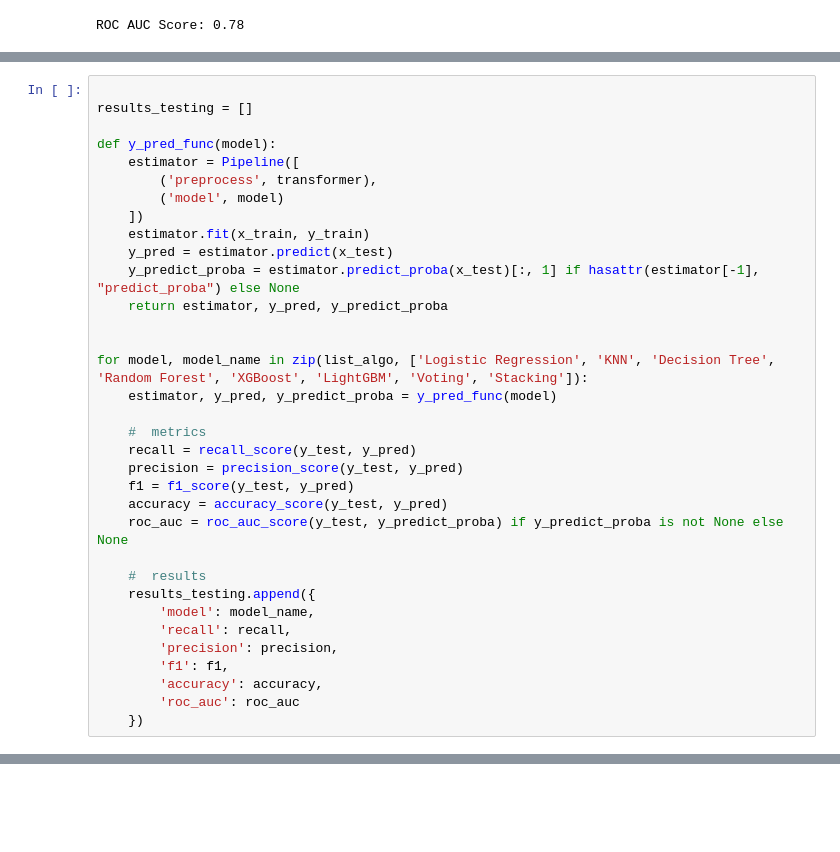
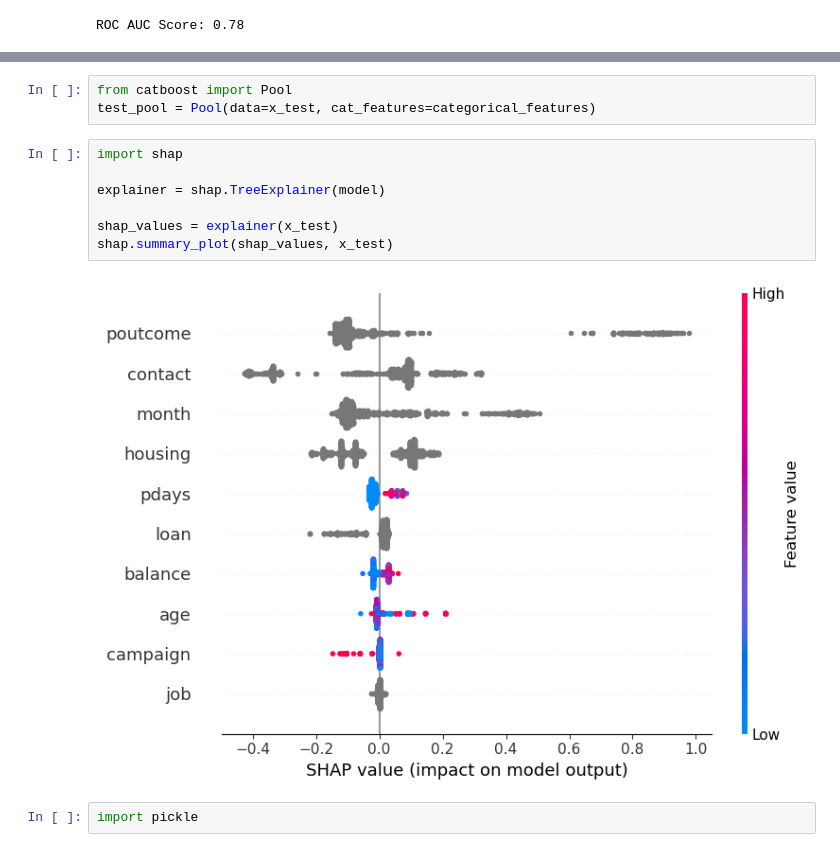
Before and after one commit to tdarum/BankCampaign, a Jupyter notebook: Capstone Project Module 3 Theresia Porto.ipynb, the cells around one changed output, grey strips where cells are left out. Cells and saved outputs as stored; diff of their text form; blank space fills up the shorter version.

```diff
--- a/Capstone Project Module 3 Theresia Porto.ipynb
+++ b/Capstone Project Module 3 Theresia Porto.ipynb
@@ -1320,34 +1178,0 @@ Testing
-# %%
-
-results_testing = []
-
-def y_pred_func(model):
-    estimator = Pipeline([
-        ('preprocess', transformer),
-        ('model', model)
-    ])
-    estimator.fit(x_train, y_train)
-    y_pred = estimator.predict(x_test)
-    y_predict_proba = estimator.predict_proba(x_test)[:, 1] if hasattr(estimator[-1], "predict_proba") else None
-    return estimator, y_pred, y_predict_proba
-
-
-for model, model_name in zip(list_algo, ['Logistic Regression', 'KNN', 'Decision Tree', 'Random Forest', 'XGBoost', 'LightGBM', 'Voting', 'Stacking']):
-    estimator, y_pred, y_predict_proba = y_pred_func(model)
-
-    #  metrics
-    recall = recall_score(y_test, y_pred)
-    precision = precision_score(y_test, y_pred)
-    f1 = f1_score(y_test, y_pred)
-    accuracy = accuracy_score(y_test, y_pred)
-    roc_auc = roc_auc_score(y_test, y_predict_proba) if y_predict_proba is not None else None
-
-    #  results
-    results_testing.append({
-        'model': model_name,
-        'recall': recall,
-        'precision': precision,
-        'f1': f1,
-        'accuracy': accuracy,
-        'roc_auc': roc_auc
-    })
@@ -2311,0 +1213,14 @@ calculate how much can be saved by optimizing the marketing campaign based on th
+# %%
+from catboost import Pool
+test_pool = Pool(data=x_test, cat_features=categorical_features)
+# %%
+import shap
+
+explainer = shap.TreeExplainer(model)
+
+shap_values = explainer(x_test)
+shap.summary_plot(shap_values, x_test)
+# %% [output]
+[figure, added]
+# %%
+import pickle
```
Also changed, not shown: parts of 80 cells of this notebook.
